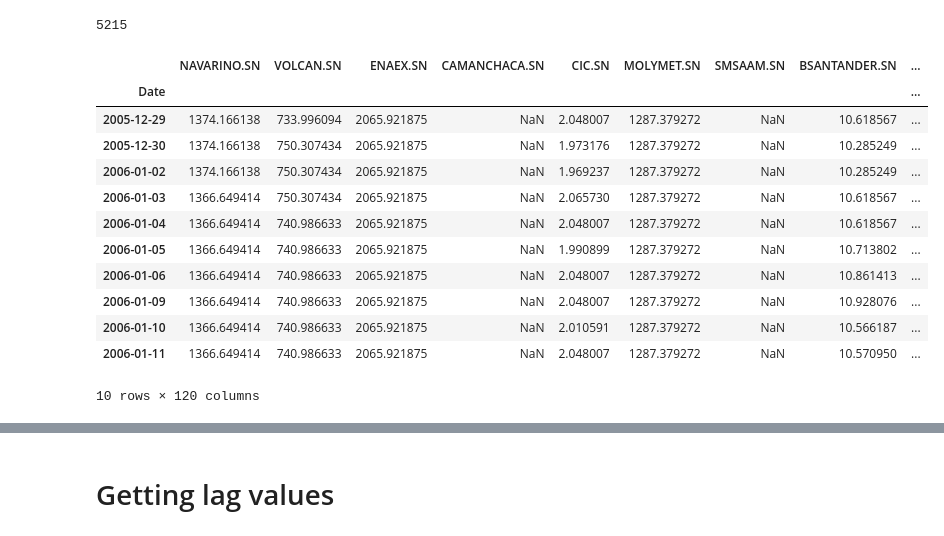
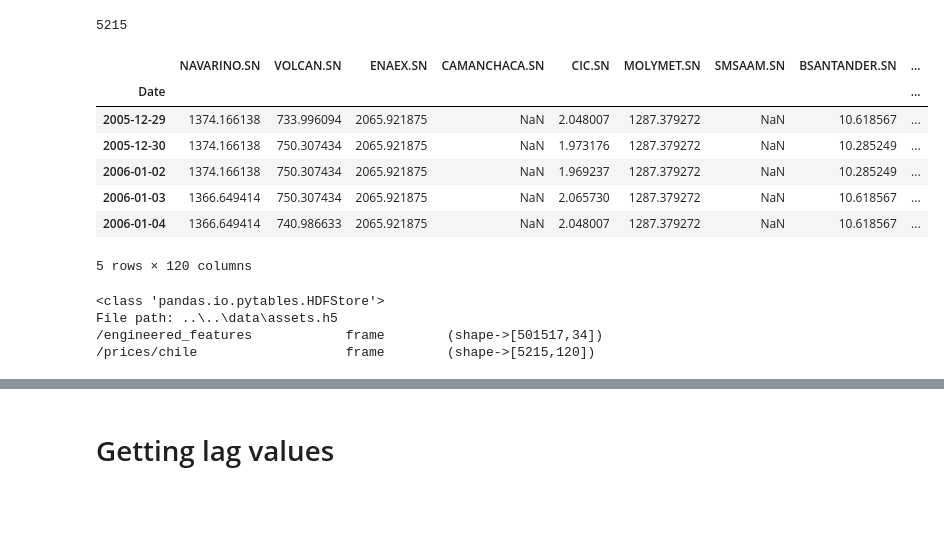
Before and after one commit to martinpasche/AlgoTrading, a Jupyter notebook: strategy-testing/alpha_factor_research/01_feature_engineering.ipynb, the cells around one changed output, grey strips where cells are left out. Saved outputs shown, nothing was run; the diff lists cells and outputs as text; code cells hidden in the pictures; blank space fills up the shorter version.

```diff
--- a/strategy-testing/alpha_factor_research/01_feature_engineering.ipynb
+++ b/strategy-testing/alpha_factor_research/01_feature_engineering.ipynb
@@ -20,24 +20,28 @@ idx = pd.IndexSlice
 # %%
 df = pd.read_csv(os.path.join("..", "..", "data", "chile-stocks-close.csv"))
 df = df.set_index("Date")
 df.index = pd.to_datetime(df.index)
 print(len(df))
-df.head(10)
+df.head()
 # %% [output]
 5215
 |  | NAVARINO.SN | VOLCAN.SN | ENAEX.SN | CAMANCHACA.SN | CIC.SN | MOLYMET.SN | SMSAAM.SN | BSANTANDER.SN | ... |
 | Date |  |  |  |  |  |  |  |  | ... |
 | 2005-12-29 | 1374.166138 | 733.996094 | 2065.921875 | NaN | 2.048007 | 1287.379272 | NaN | 10.618567 | ... |
 | 2005-12-30 | 1374.166138 | 750.307434 | 2065.921875 | NaN | 1.973176 | 1287.379272 | NaN | 10.285249 | ... |
 | 2006-01-02 | 1374.166138 | 750.307434 | 2065.921875 | NaN | 1.969237 | 1287.379272 | NaN | 10.285249 | ... |
 | 2006-01-03 | 1366.649414 | 750.307434 | 2065.921875 | NaN | 2.065730 | 1287.379272 | NaN | 10.618567 | ... |
 | 2006-01-04 | 1366.649414 | 740.986633 | 2065.921875 | NaN | 2.048007 | 1287.379272 | NaN | 10.618567 | ... |
-| 2006-01-05 | 1366.649414 | 740.986633 | 2065.921875 | NaN | 1.990899 | 1287.379272 | NaN | 10.713802 | ... |
-| 2006-01-06 | 1366.649414 | 740.986633 | 2065.921875 | NaN | 2.048007 | 1287.379272 | NaN | 10.861413 | ... |
-| 2006-01-09 | 1366.649414 | 740.986633 | 2065.921875 | NaN | 2.048007 | 1287.379272 | NaN | 10.928076 | ... |
-| 2006-01-10 | 1366.649414 | 740.986633 | 2065.921875 | NaN | 2.010591 | 1287.379272 | NaN | 10.566187 | ... |
-| 2006-01-11 | 1366.649414 | 740.986633 | 2065.921875 | NaN | 2.048007 | 1287.379272 | NaN | 10.570950 | ... |
-10 rows × 120 columns
+5 rows × 120 columns
+# %%
+with pd.HDFStore(os.path.join("..", "..", "data", "assets.h5")) as store :
+    store.put("prices/chile", df.sort_index())
+    print(store.info())
+# %% [output]
+<class 'pandas.io.pytables.HDFStore'>
+File path: ..\..\data\assets.h5
+/engineered_features            frame        (shape->[501517,34])
+/prices/chile                   frame        (shape->[5215,120])
 # %%
 df.loc["2010-01-01" : "2011-01-01"]
 # %% [output]
```
Also changed, not shown: 1 other file.
